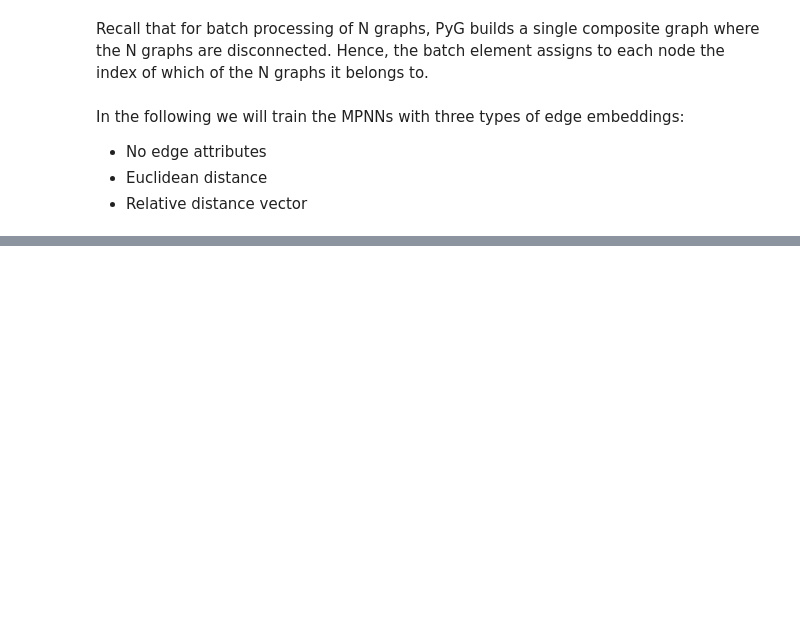
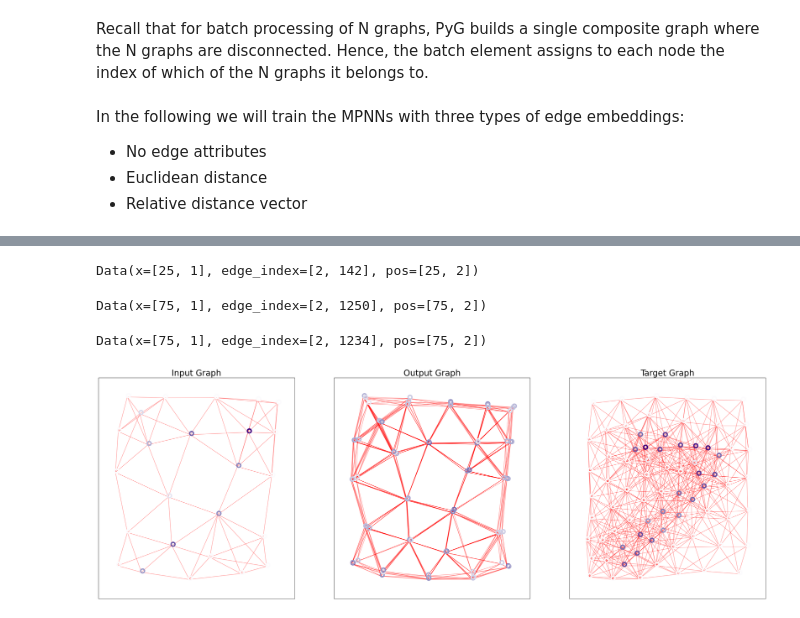
Before and after one commit to stases/GeneralizedNodes, a Jupyter notebook: notebooks/mnistsuper/KNN_mnist.ipynb, the cells around one changed output, grey strips where cells are left out. Cells and saved outputs as stored; diff of their text form; code cells hidden in the pictures; blank space fills up the shorter version.

```diff
--- a/notebooks/mnistsuper/KNN_mnist.ipynb
+++ b/notebooks/mnistsuper/KNN_mnist.ipynb
@@ -465,0 +449,50 @@ loss is:  tensor(111.1017, grad_fn=<AddBackward0>)
+# %%
+import torch_geometric.data
+import torch
+
+def extract_graph(data, graph_id):
+
+    # Get mask of nodes that belong to the graph_id
+    node_mask = data.batch == graph_id
+
+    # Extract node attributes
+    x = None
+    pos = None
+    if data.x is not None:
+        x = data.x[node_mask]
+    if data.pos is not None:
+        pos = data.pos[node_mask]
+
+    # Create a mapping from old node indices to new node indices
+    node_index_mapping = torch.full((data.batch.size(0), ), -1, dtype=torch.long)
+    node_index_mapping[node_mask] = torch.arange(node_mask.sum().item(), dtype=torch.long)
+
+    # Get mask of edges that belong to the graph_id
+    edge_mask = node_mask[data.edge_index[0]] & node_mask[data.edge_index[1]]
+
+    # Extract edge attributes
+    edge_index = None
+    if data.edge_index is not None:
+        edge_index = node_index_mapping[data.edge_index[:, edge_mask]]
+
+    # Create single graph data
+    single_graph_data = torch_geometric.data.Data(x=x, edge_index=edge_index, pos=pos)
+
+    return single_graph_data
+# %%
+idx = 3
+input_graph = extract_graph(input_data, idx)
+output_graph = extract_graph(output_data, idx)
+target_graph = extract_graph(target_data, idx)
+# %%
+input_graph
+# %% [output]
+Data(x=[25, 1], edge_index=[2, 142], pos=[25, 2])
+# %%
+output_graph
+# %% [output]
+Data(x=[75, 1], edge_index=[2, 1250], pos=[75, 2])
+# %%
+target_graph
+# %% [output]
+Data(x=[75, 1], edge_index=[2, 1234], pos=[75, 2])
@@ -465,0 +563,5 @@ loss is:  tensor(111.1017, grad_fn=<AddBackward0>)
+# %%
+# Visualize the sample
+visualize_sample(input_graph, output_graph, target_graph)
+# %% [output]
+[figure, added]
```
Also changed, not shown: parts of 13 cells of this notebook, 3 other files.
